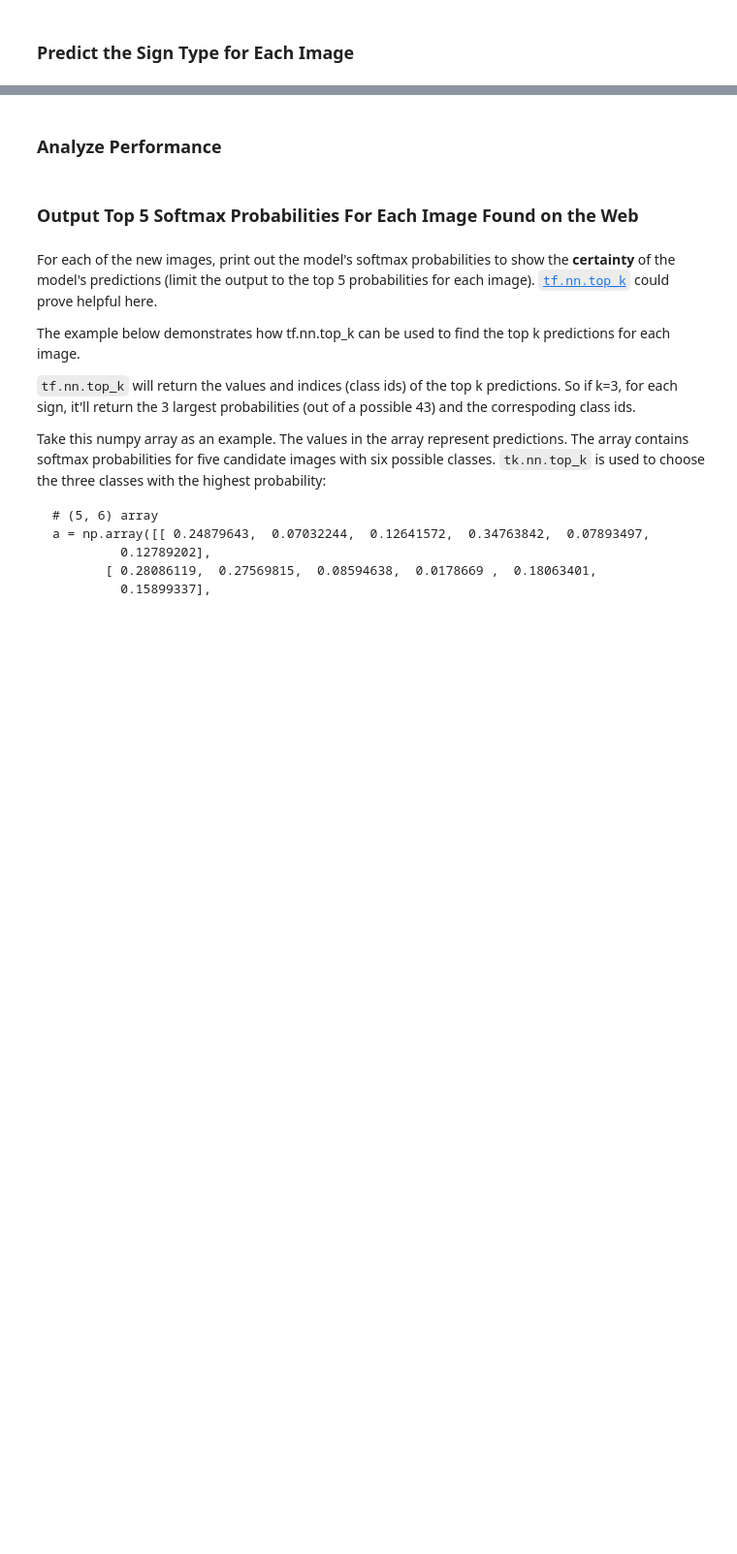
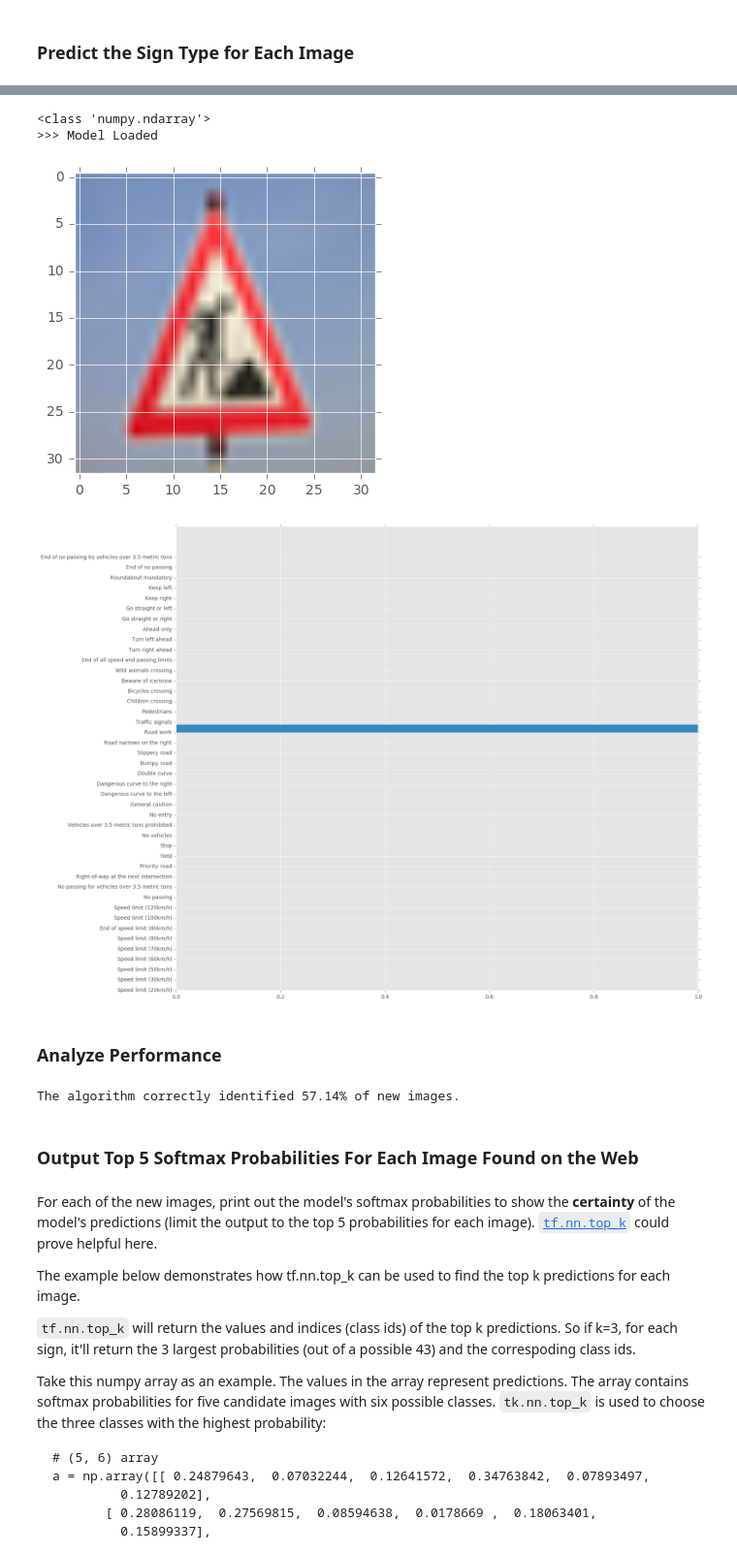
Before and after one commit to andrewszwec/proj2-traffic-sign-classifier, a Jupyter notebook: Traffic_Sign_Classifier.ipynb, the cells around one changed output, grey strips where cells are left out. Shown at 97% size. Cells and saved outputs as stored; diff of their text form; code cells hidden in the pictures; blank space fills up the shorter version.

```diff
--- a/Traffic_Sign_Classifier.ipynb
+++ b/Traffic_Sign_Classifier.ipynb
@@ -490,8 +527,18 @@ classify_image('Do-Not-Enter.jpg')
+# %%
+classify_image('shield-319990_1280.jpg')
+# %% [output]
+<class 'numpy.ndarray'>
+>>> Model Loaded
+[figure, added]
+[figure, added]
 # %% [markdown]
 ### Analyze Performance
 # %%
 ### Calculate the accuracy for these 5 new images.
 ### For example, if the model predicted 1 out of 5 signs correctly, it's 20% accurate on these new images.
+print('The algorithm correctly identified', str(round(4/7*100,2))+'%', 'of new images.' )
+# %% [output]
+The algorithm correctly identified 57.14% of new images.
 # %% [markdown]
 ### Output Top 5 Softmax Probabilities For Each Image Found on the Web
 # %% [markdown]
```
Also changed, not shown: parts of 28 cells of this notebook, 1 other file.
